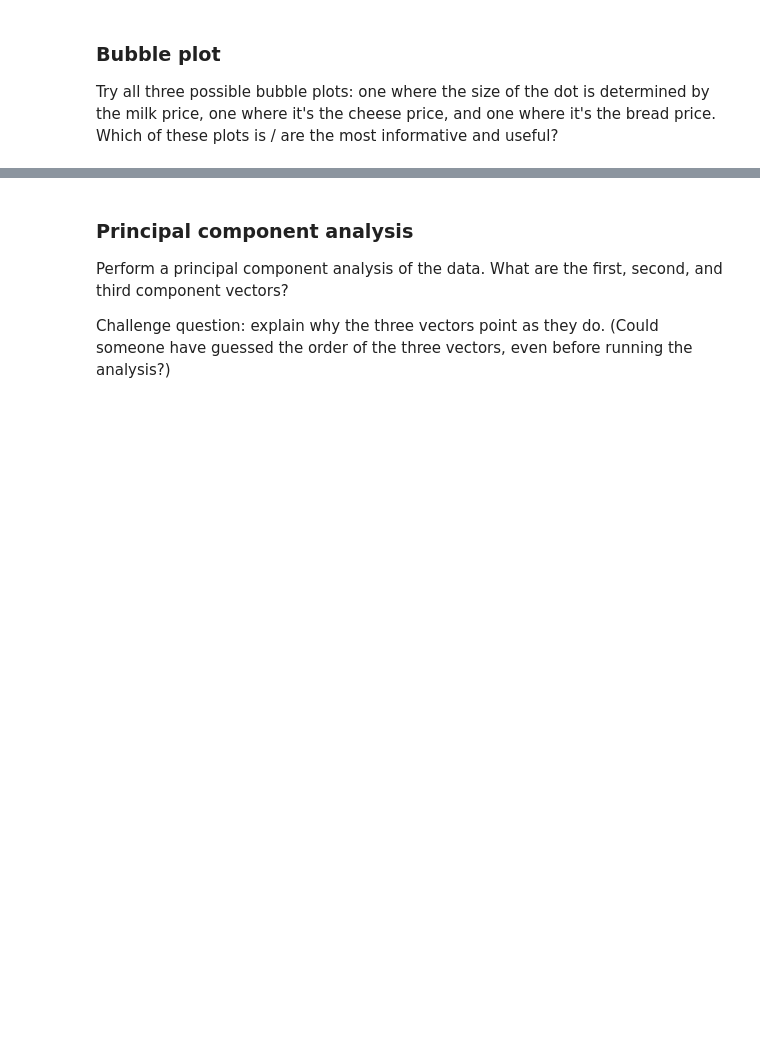
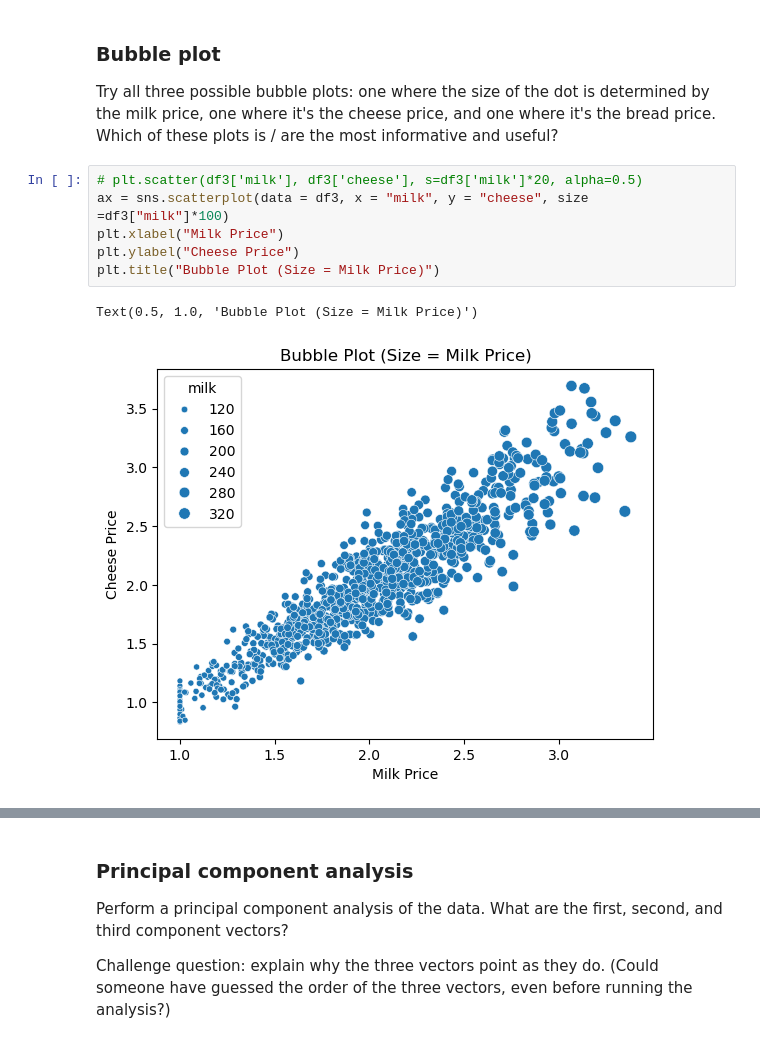
Before and after one commit to chenmichael2/MOD-B-O2, a Jupyter notebook: Week8.ipynb, the cells around one changed output, grey strips where cells are left out. Drawn from its saved outputs; the diff is of its cells as text; blank space fills up the shorter version.

```diff
--- a/Week8.ipynb
+++ b/Week8.ipynb
@@ -230,3 +298,12 @@ Try Googling "how do I change numerical to categorical data" to get advice on th
 ### Bubble plot
 
 Try all three possible bubble plots: one where the size of the dot is determined by the milk price, one where it's the cheese price, and one where it's the bread price.  Which of these plots is / are the most informative and useful?
+# %%
+# plt.scatter(df3['milk'], df3['cheese'], s=df3['milk']*20, alpha=0.5)
+ax = sns.scatterplot(data = df3, x = "milk", y = "cheese", size =df3["milk"]*100)
+plt.xlabel("Milk Price")
+plt.ylabel("Cheese Price")
+plt.title("Bubble Plot (Size = Milk Price)")
+# %% [output]
+Text(0.5, 1.0, 'Bubble Plot (Size = Milk Price)')
+[figure, added]
```
Also changed, not shown: parts of 15 cells of this notebook.
